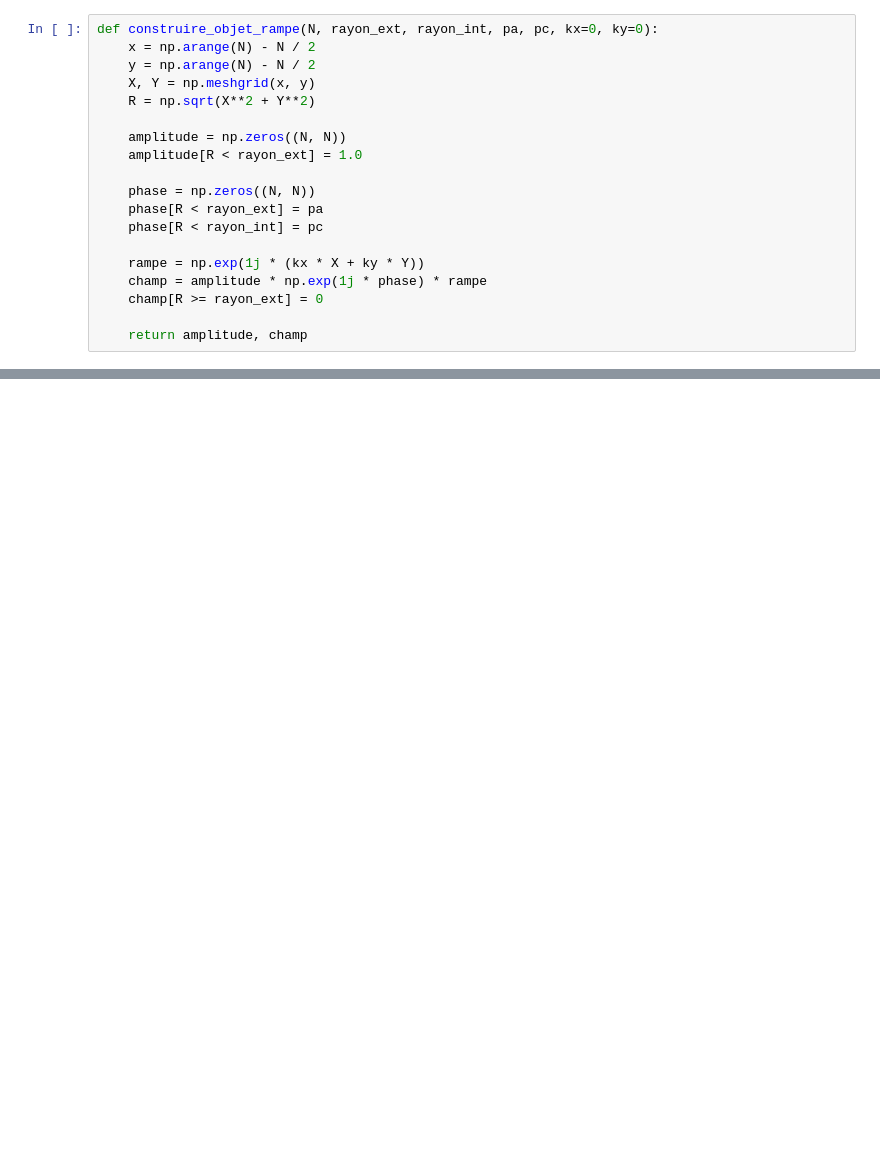
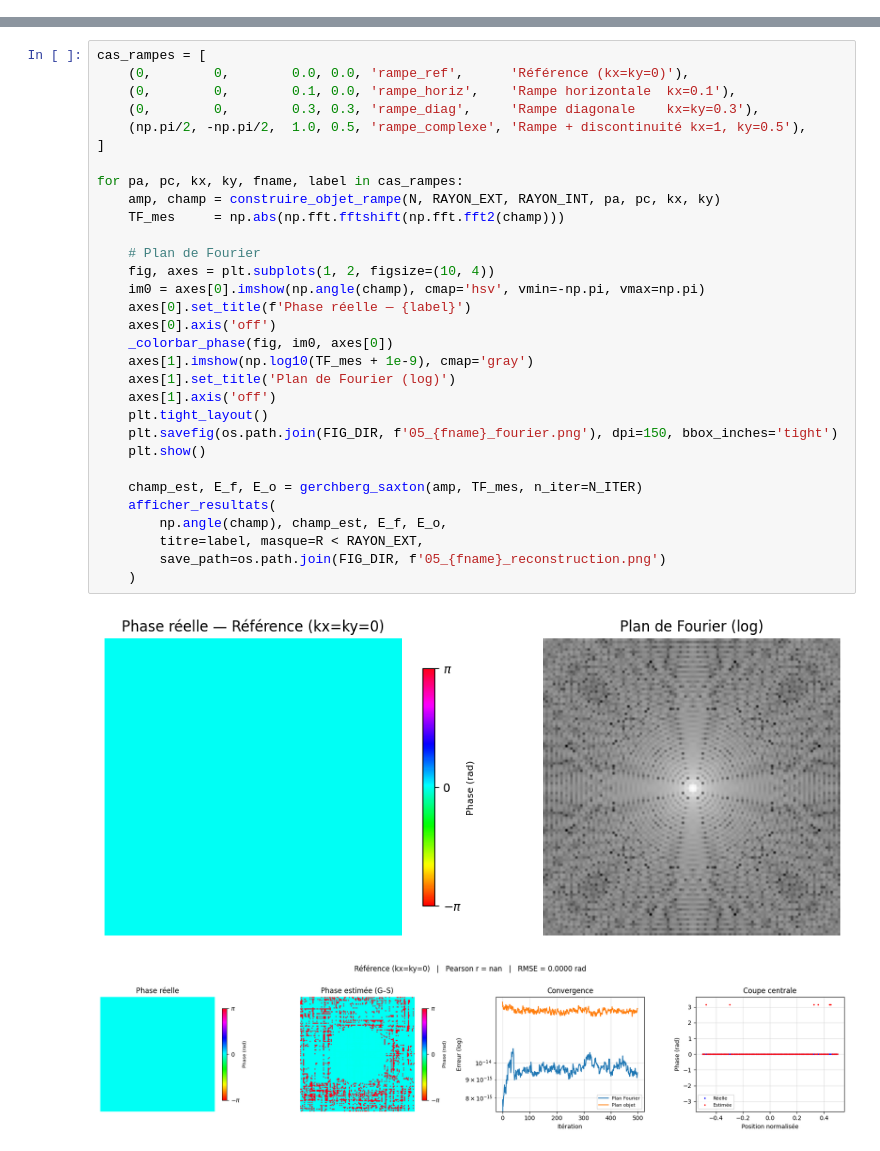
Before and after one commit to BibianaStumpf/phase-retrieval-gs, a Jupyter notebook: notebooks/gerchberg_saxton.ipynb, the cells around one changed output, grey strips where cells are left out. Drawn from its saved outputs; the diff is of its cells as text; blank space fills up the shorter version.

```diff
--- a/notebooks/gerchberg_saxton.ipynb
+++ b/notebooks/gerchberg_saxton.ipynb
@@ -263,19 +35,0 @@ On ajoute une rampe de phase correspondant à une onde plane inclinée.
-# %%
-def construire_objet_rampe(N, rayon_ext, rayon_int, pa, pc, kx=0, ky=0):
-    x = np.arange(N) - N / 2
-    y = np.arange(N) - N / 2
-    X, Y = np.meshgrid(x, y)
-    R = np.sqrt(X**2 + Y**2)
-
-    amplitude = np.zeros((N, N))
-    amplitude[R < rayon_ext] = 1.0
-
-    phase = np.zeros((N, N))
-    phase[R < rayon_ext] = pa
-    phase[R < rayon_int] = pc
-
-    rampe = np.exp(1j * (kx * X + ky * Y))
-    champ = amplitude * np.exp(1j * phase) * rampe
-    champ[R >= rayon_ext] = 0
-
-    return amplitude, champ
@@ -322,0 +259,34 @@ Des méthodes plus avancées (HIO, optimisation) sont nécessaires pour des cas
+# %%
+cas_rampes = [
+    (0,        0,        0.0, 0.0, 'rampe_ref',      'Référence (kx=ky=0)'),
+    (0,        0,        0.1, 0.0, 'rampe_horiz',    'Rampe horizontale  kx=0.1'),
+    (0,        0,        0.3, 0.3, 'rampe_diag',     'Rampe diagonale    kx=ky=0.3'),
+    (np.pi/2, -np.pi/2,  1.0, 0.5, 'rampe_complexe', 'Rampe + discontinuité kx=1, ky=0.5'),
+]
+
+for pa, pc, kx, ky, fname, label in cas_rampes:
+    amp, champ = construire_objet_rampe(N, RAYON_EXT, RAYON_INT, pa, pc, kx, ky)
+    TF_mes     = np.abs(np.fft.fftshift(np.fft.fft2(champ)))
+
+    # Plan de Fourier
+    fig, axes = plt.subplots(1, 2, figsize=(10, 4))
+    im0 = axes[0].imshow(np.angle(champ), cmap='hsv', vmin=-np.pi, vmax=np.pi)
+    axes[0].set_title(f'Phase réelle — {label}')
+    axes[0].axis('off')
+    _colorbar_phase(fig, im0, axes[0])
+    axes[1].imshow(np.log10(TF_mes + 1e-9), cmap='gray')
+    axes[1].set_title('Plan de Fourier (log)')
+    axes[1].axis('off')
+    plt.tight_layout()
+    plt.savefig(os.path.join(FIG_DIR, f'05_{fname}_fourier.png'), dpi=150, bbox_inches='tight')
+    plt.show()
+
+    champ_est, E_f, E_o = gerchberg_saxton(amp, TF_mes, n_iter=N_ITER)
+    afficher_resultats(
+        np.angle(champ), champ_est, E_f, E_o,
+        titre=label, masque=R < RAYON_EXT,
+        save_path=os.path.join(FIG_DIR, f'05_{fname}_reconstruction.png')
+    )
+# %% [output]
+[figure, added]
+[figure, added]
```
Also changed, not shown: parts of 32 cells of this notebook.
